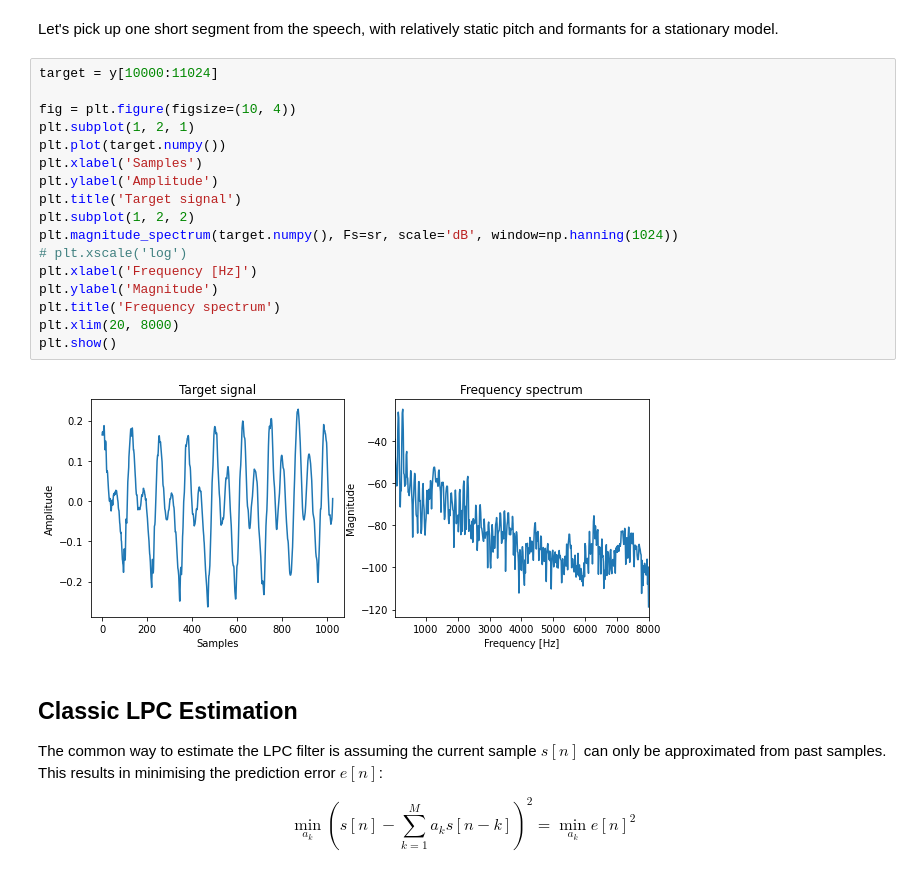
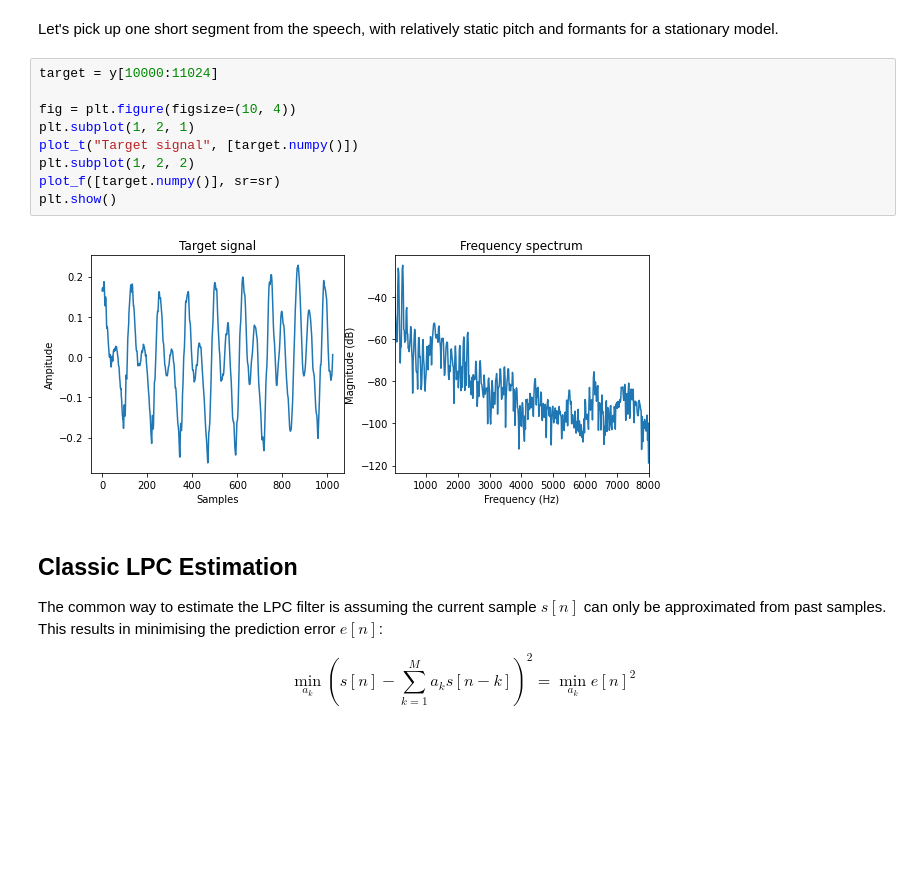
Before and after one commit to intro2ddsp/intro2ddsp.github.io, a Jupyter notebook: filters/sf.ipynb, the cells around one changed output. Saved outputs shown, nothing was run; the diff lists cells and outputs as text; blank space fills up the shorter version.

```diff
--- a/filters/sf.ipynb
+++ b/filters/sf.ipynb
@@ -51,22 +106,14 @@ Let's pick up one short segment from the speech, with relatively static pitch an
 # %%
 target = y[10000:11024]
 
 fig = plt.figure(figsize=(10, 4))
 plt.subplot(1, 2, 1)
-plt.plot(target.numpy())
-plt.xlabel('Samples')
-plt.ylabel('Amplitude')
-plt.title('Target signal')
+plot_t("Target signal", [target.numpy()])
 plt.subplot(1, 2, 2)
-plt.magnitude_spectrum(target.numpy(), Fs=sr, scale='dB', window=np.hanning(1024))
-# plt.xscale('log')
-plt.xlabel('Frequency [Hz]')
-plt.ylabel('Magnitude')
-plt.title('Frequency spectrum')
-plt.xlim(20, 8000)
+plot_f([target.numpy()], sr=sr)
 plt.show()
 # %% [output]
-[figure, old version]
+[figure, new version]
 # %% [markdown]
 ## Classic LPC Estimation
 
```
Also changed, not shown: parts of 20 cells of this notebook.
